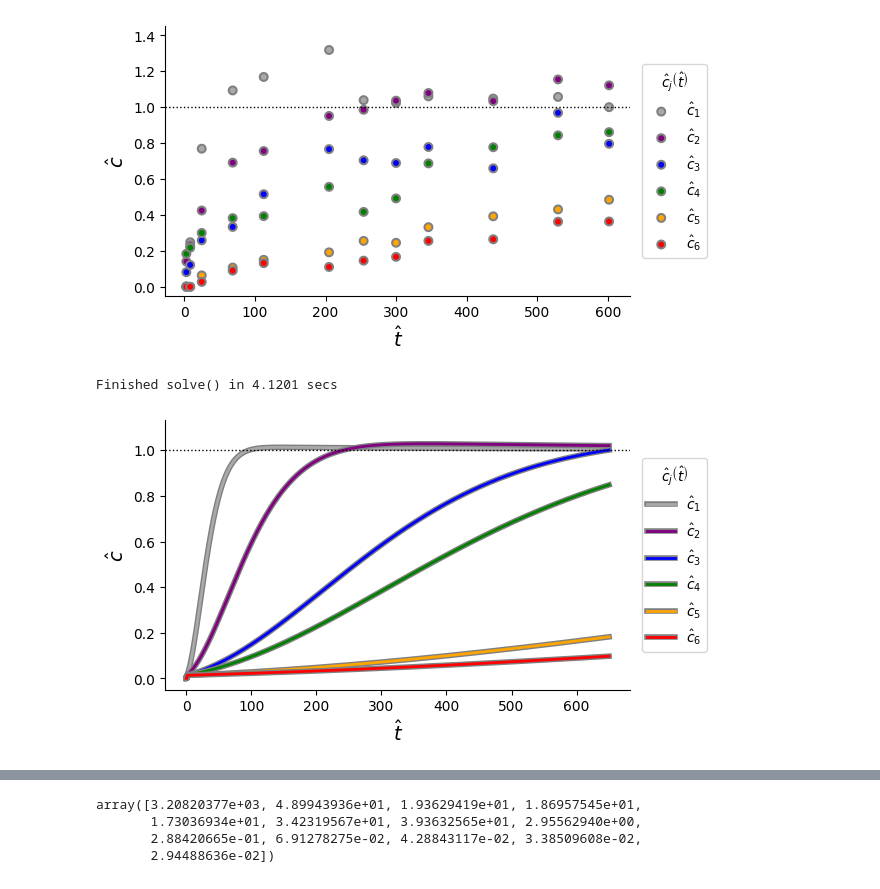
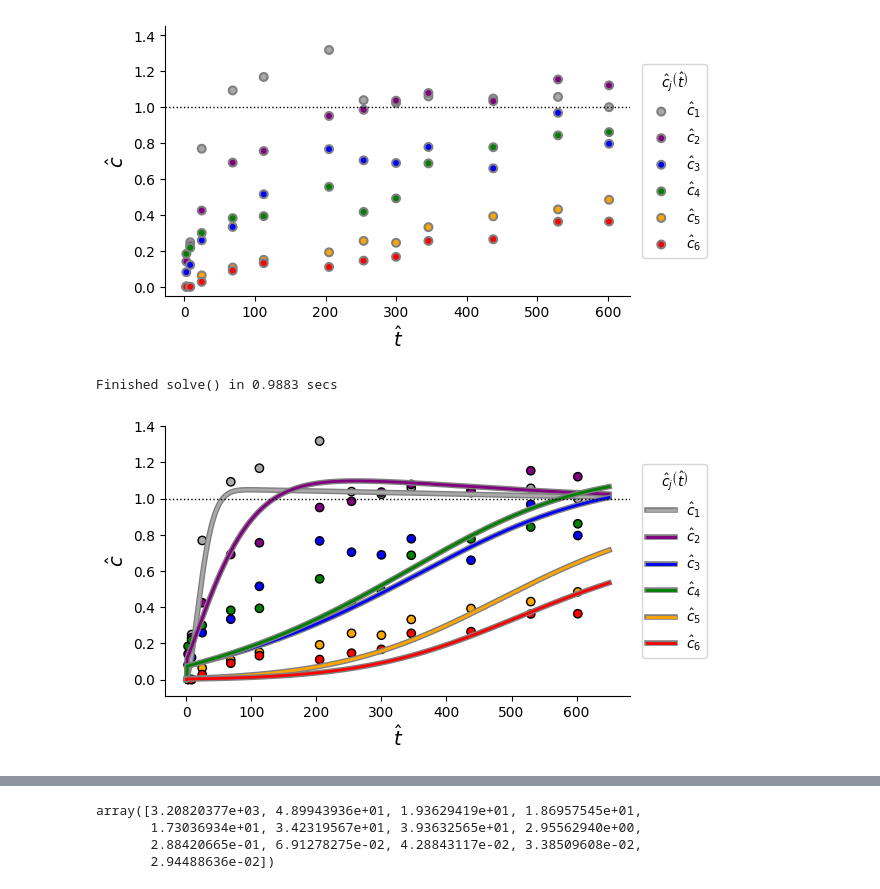
Before and after one commit to edsaac/cowerc-adsorption, a Jupyter notebook: notebooks/only_python/merging_data_other_experiments.ipynb, the cells around one changed output, grey strips where cells are left out. Drawn from its saved outputs; the diff is of its cells as text; code cells hidden in the pictures.

```diff
--- a/notebooks/only_python/merging_data_other_experiments.ipynb
+++ b/notebooks/only_python/merging_data_other_experiments.ipynb
@@ -11,6 +11,23 @@ from pathlib import Path
 
 import pandas as pd
 from scipy.optimize import Bounds, curve_fit
+# %%
+def plot_btc_and_data(simulation: Simulation, experimental_data: ExperimentalBreakthroughData):
+    fig = simulation.plot_breakthrough()
+    ax = fig.axes[0]
+    colors = cycle(["darkgrey", "purple", "blue", "green", "orange", "red"])
+
+    for btc, color in zip(experimental_data.conc, colors):
+        ax.scatter(
+            experimental_data.time,
+            btc,
+            c=color,
+            path_effects=[Stroke(linewidth=1, foreground="#000")],
+        )
+
+    ax.set_ylim(bottom=-0.09, top=1.4)
+    plt.close(fig)
+    return fig
 # %%
 excel_file = Path("../../.data/Data and Column Properties.xlsx")
 sheet_name = "WW All Contaminants 0.18-min"
@@ -100,18 +121,19 @@ experimental_data.plot_breakthrough()
 # %%
 p = PhysicalParams(
     L=lenght,
     v=pore_velocity,
     n=porosity,
-    sm=5000.0,
-    k_ads=(50, 50, 50, 50, 50, 50),
-    k_des=(1.5, 0.5, 0.15, 0.10, 0.02, 0.01),
+    sm=1000.0,
+    k_ads=(50, 25, 30, 30, 60, 70),
+    k_des=(2, 0.4, 0.02, 0.025, 0.015, 0.01),
 )
 
 sim = Simulation(**p.nondim)
 sim.end_time = 650
 sim.cfl = 0.9
 sim.solve()
-sim.plot_breakthrough()
+
+display(plot_btc_and_data(sim, experimental_data))
 # %% [output]
-Finished solve() in 4.1201 secs
+Finished solve() in 0.9883 secs
-[figure, old version]
+[figure, new version]
```
Also changed, not shown: parts of 12 cells of this notebook, 6 other files.
